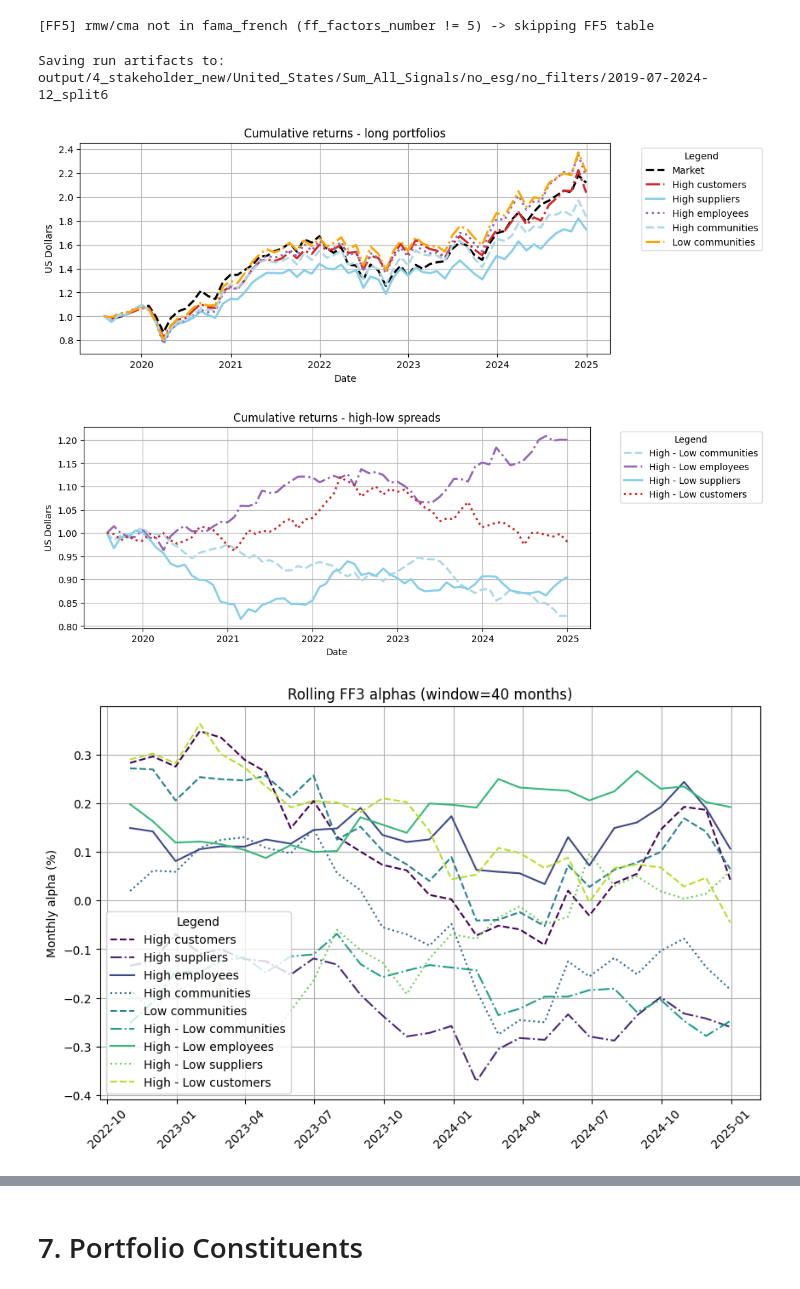
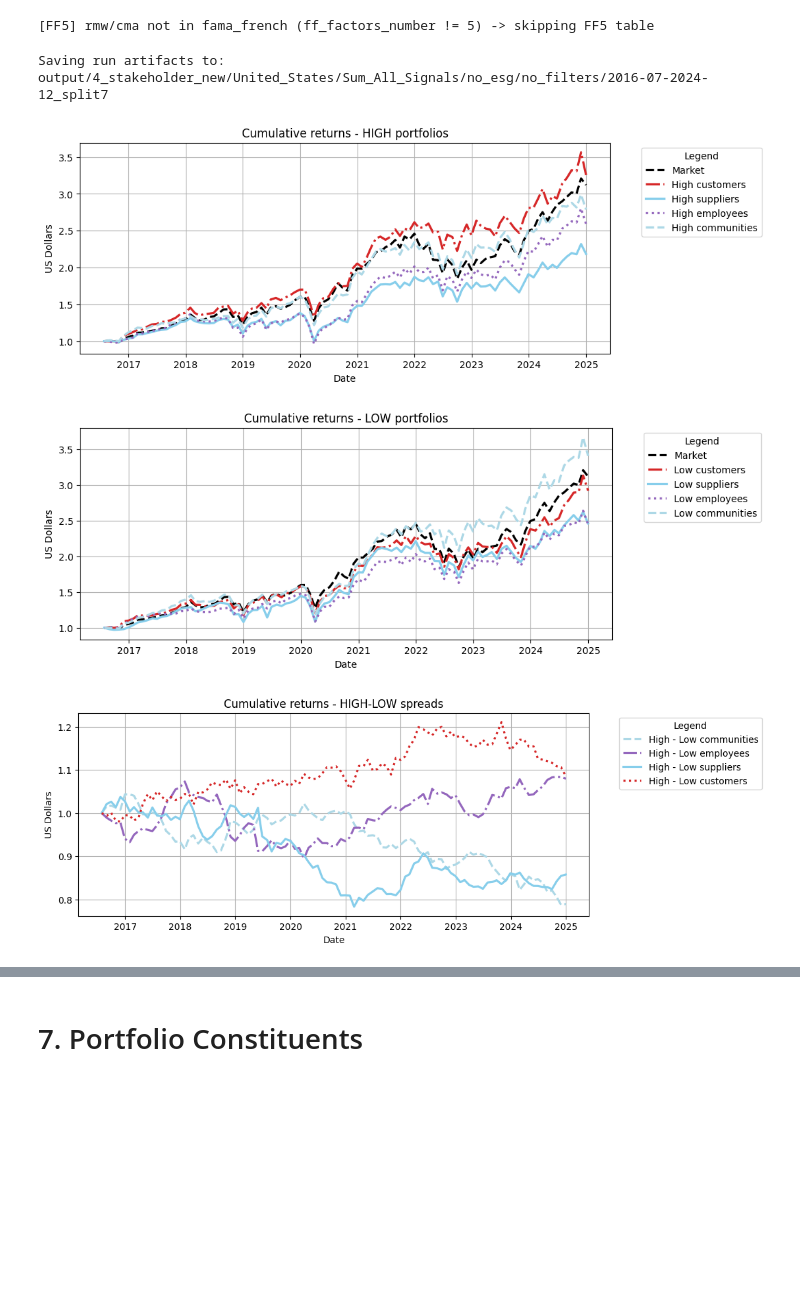
Before and after one commit to christy108/modular_fund_analysis, a Jupyter notebook: Main.ipynb, the cells around one changed output, grey strips where cells are left out. Saved outputs shown, nothing was run; the diff lists cells and outputs as text; code cells hidden in the pictures; blank space fills up the shorter version.

Commit message:
high low plots

```diff
--- a/Main.ipynb
+++ b/Main.ipynb
@@ -33,11 +33,11 @@ RF_JAPAN_PATH = "./data/FAMA/Rf_Japan_Monthly.xlsx"   # Japanese monthly T-bill
 action_characterization = "4_stakeholder_new" #"dict_all_SDG_1D_prosperity_into_people, 4_stakeholder_new" # "original_matteo" # "Moji_5_signals", , dict_all_SDG_1D
 
 
-start_year = 2018  # these ESG sources are aligned for `start_year==2013`
+start_year = 2015  # these ESG sources are aligned for `start_year==2013`
 end_year = 2024
 
 #Univariate Sorting Percentile Split number
-no_simple_quantiles = 6
+no_simple_quantiles = 7
 
 
 ff_factors_number = 3
@@ -860,9 +860,8 @@ for _sig, _dirs in hml_directions.items():
 from functions.portfolio_metrics.fama_french import rolling_ff_alphas
 
 # Select what you want to analyse in the rolling alpha and cumulative returns
-base_analysis_selection = [(s, "high") for s in reversed(lc_signals)]
-if not esg_full_universe:
-    base_analysis_selection.append(("signal_0", "low"))
+# Every signal contributes BOTH its High and Low leg (spreads are appended separately).
+base_analysis_selection = [(s, b) for s in reversed(lc_signals) for b in ("high", "low")]
 # base_analysis_selection.append(("signal_2", "high"))
 
 
@@ -876,12 +875,11 @@ if show_sector_portfolio:
 
 
 if esg_choice == "refinitiv":
-
-    base_analysis_selection.append(("esg_refinitive", "high"))
+    base_analysis_selection += [("esg_refinitive", "high"), ("esg_refinitive", "low")]
 elif esg_choice == "s&p":
-    base_analysis_selection.append(("esg_sp", "high"))
+    base_analysis_selection += [("esg_sp", "high"), ("esg_sp", "low")]
 elif esg_choice == "msci":
-    base_analysis_selection.append(("esg_msci", "high"))
+    base_analysis_selection += [("esg_msci", "high"), ("esg_msci", "low")]
 
 
 
@@ -1079,7 +1080,7 @@ import importlib
 import functions.output_paths as output_paths_module
 importlib.reload(output_paths_module)
 
-from functions.portfolio_metrics.Strategy_Perfomance import StrategyPerformance, aligned_cumulative_colors
+from functions.portfolio_metrics.Strategy_Perfomance import StrategyPerformance, consistent_cumulative_colors
 from functions.portfolio_metrics.fama_french import plot_rolling_alpha_function
 from functions.output_paths import (
     output_csv_dir,
@@ -1132,64 +1133,63 @@ cumulative_table = sp.cumulative_performance_table(
 risk_table = sp.performance_risk_metrics_table(
     csv_path=_csv_dir / f"strategy_performance_metrics_ff-{_ff}.csv")
 
-# Two separate cumulative-returns plots. The long-short (High - Low / Low - High)
-# spreads stay in `sp.portfolio_returns`, so the cumulative table, risk table,
-# regressions and rolling alphas are unaffected by how we split the plots.
+# Three separate cumulative-returns plots: HIGH legs, LOW legs, HIGH-LOW spreads.
+# Everything stays in `sp.portfolio_returns`, so the cumulative table, risk table,
+# regressions and rolling alphas keep ALL legs + spreads in one table.
 _spread_cols = [c for c in spread_cum if c in portfolio_returns.columns]
+_bench_cols  = [c for c in ("Market", "Sample") if c in portfolio_returns.columns]
+_high_cols = _bench_cols + [c for c in portfolio_returns.columns
+                            if str(c).startswith("High ") and c not in _spread_cols]
+_low_cols  = _bench_cols + [c for c in portfolio_returns.columns
+                            if str(c).startswith("Low ") and c not in _spread_cols]
 
-# (1) Long portfolios only (spreads dropped); keeps Market / Sample benchmarks.
-_long_only = portfolio_returns.drop(columns=_spread_cols, errors="ignore")
-# Shared colours: each high-low spread matches its "High <signal>" line in the long plot.
-_long_colors, _spread_colors = aligned_cumulative_colors(_long_only.columns, _spread_cols)
-sp.plot_cumulative_returns(
-    portfolio_returns=_long_only,
-    colors=_long_colors,
-    title="Cumulative returns - long portfolios",
-    tight_layout_rect = (0, 5, 100, 0.9),
-    save_path=_img_dir / f"cumulative_returns_long_ff-{_ff}.png",
-    csv_path=_csv_dir / f"gross_cumulative_returns_long_ff-{_ff}.csv",
-)
+# Consistent colours: each signal keeps ONE colour across all three plots (keyed to its High leg).
+_high_colors, _low_colors, _spread_colors = consistent_cumulative_colors(_high_cols, _low_cols, _spread_cols)
 
-# (2) High-low spreads only -- drawn only when at least one high-low signal exists.
-if _spread_cols:
+for _cols, _colors, _tag, _title in [
+    (_high_cols,   _high_colors,   "high",    "Cumulative returns - HIGH portfolios"),
+    (_low_cols,    _low_colors,    "low",     "Cumulative returns - LOW portfolios"),
+    (_spread_cols, _spread_colors, "highlow", "Cumulative returns - HIGH-LOW spreads"),
+]:
+    if not _cols or all(c in _bench_cols for c in _cols):
+        print(f"[plot] no columns for the {_tag} plot -> skipped")
+        continue
     sp.plot_cumulative_returns(
-        portfolio_returns=portfolio_returns[_spread_cols],
-        colors=_spread_colors,
-        title="Cumulative returns - high-low spreads",
-        tight_layout_rect = (0, 5, 100, 0.9),
-        save_path=_img_dir / f"cumulative_returns_highlow_ff-{_ff}.png",
-        csv_path=_csv_dir / f"gross_cumulative_returns_highlow_ff-{_ff}.csv",
+        portfolio_returns=portfolio_returns[_cols],
+        colors=_colors,
+        title=_title,
+        tight_layout_rect=(0, 5, 100, 0.9),
+        save_path=_img_dir / f"cumulative_returns_{_tag}_ff-{_ff}.png",
+        csv_path=_csv_dir / f"gross_cumulative_returns_{_tag}_ff-{_ff}.csv",
     )
-else:
-    print("[plot] no high-low spreads (hml_directions empty) -> skipping spread plot")
 
 
 # Note: sector-split alpha is appended later once `sector_portfolio_returns` exists.
 try:
     plot_rolling_alpha_function(
         rolling_alphas_window_size_40,
         title=f"Rolling FF{ff_factors_number} alphas (window={40} months)",
     save_path=_img_dir / f"rolling_alphas_ff{ff_factors_number}_w{40}.png",
     csv_path=_csv_dir / f"rolling_alphas_ff{ff_factors_number}_w{40}.csv",
 )
 except Exception as e:
     print(f"Error in plot_rolling_alpha_function: {e}")
 
 plot_rolling_alpha_function(
     rolling_alphas_window_size_24,
     title=f"Rolling FF{ff_factors_number} alphas (window={24} months)",
     save_path=_img_dir / f"rolling_alphas_ff{ff_factors_number}_w{24}.png",
     csv_path=_csv_dir / f"rolling_alphas_ff{ff_factors_number}_w{24}.csv",
 )
 
 display(cumulative_table)
 display(risk_table)
 
 # sp.plot_rolling_sharpe(window=40, save_path=_other_img_dir / f"strategy_rolling_sharpe_40m_ff-{_ff}.png")
 #sp.plot_rolling_sharpe(window=60, save_path=_other_img_dir / f"strategy_rolling_sharpe_60m_ff-{_ff}.png")
 # sp.plot_rolling_sharpe(window=24, save_path=_other_img_dir / f"strategy_rolling_sharpe_24m_ff-{_ff}.png")
 # %% [output]
-Saving run artifacts to: output/4_stakeholder_new/United_States/Sum_All_Signals/no_esg/no_filters/2019-07-2024-12_split6
+Saving run artifacts to: output/4_stakeholder_new/United_States/Sum_All_Signals/no_esg/no_filters/2016-07-2024-12_split7
-[figure, old version]
+[figure, new version]
-[figure, old version]
+[figure, new version]
-[figure, old version]
+[figure, new version]
```
Also changed, not shown: parts of 12 cells of this notebook, 1 other file.
